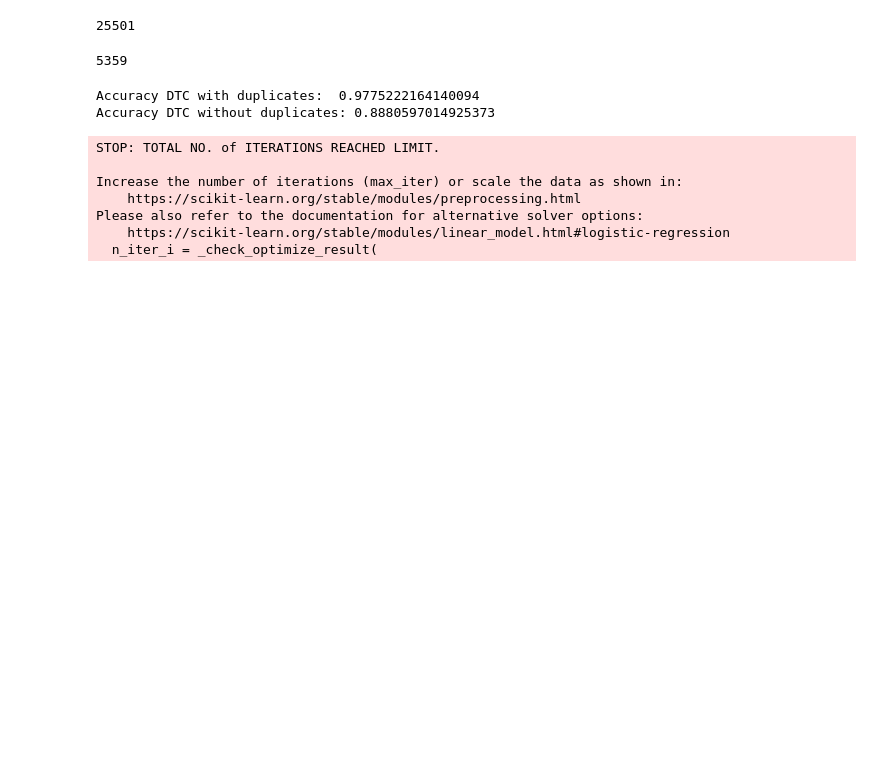
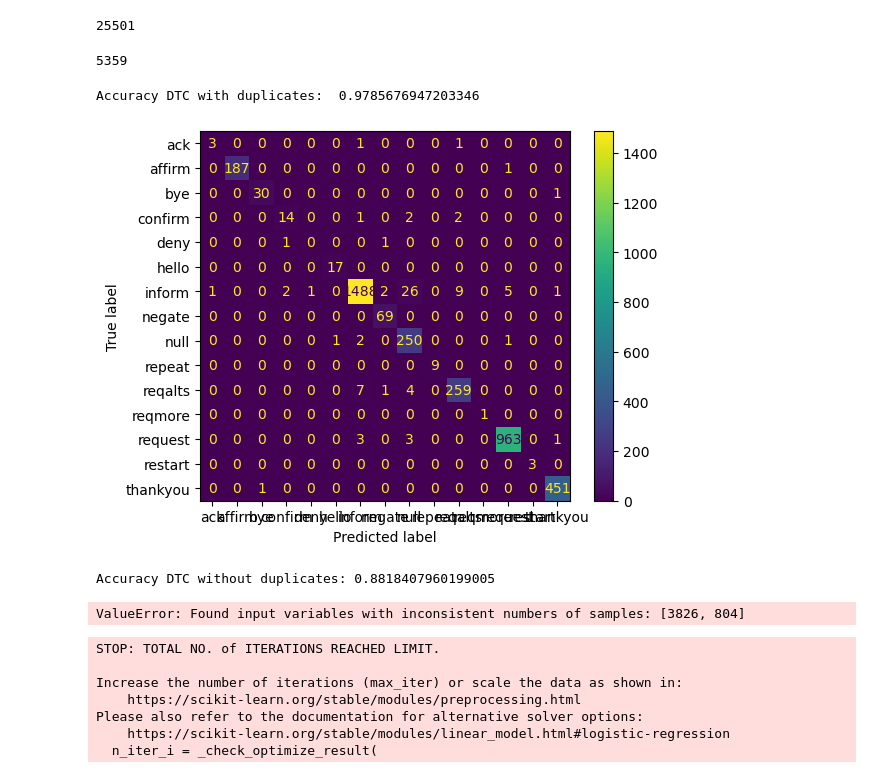
Before and after one commit to nstavr04/MAIR-30, a Jupyter notebook: TeamProject/Part1-SystemImplementation/Part1a-TextClassification/TextClassification.ipynb, the cells around one changed output. Saved outputs shown, nothing was run; the diff lists cells and outputs as text; code cells hidden in the pictures; blank space fills up the shorter version.

```diff
--- a/TeamProject/Part1-SystemImplementation/Part1a-TextClassification/TextClassification.ipynb
+++ b/TeamProject/Part1-SystemImplementation/Part1a-TextClassification/TextClassification.ipynb
@@ -79,31 +82,40 @@ x_test_bow = vectorizer.transform(x_test)
 x_train_clean_bow = vectorizer.transform(x_clean_train)
 x_test_clean_bow = vectorizer.transform(x_clean_test)
 # %%
-
+from sklearn.metrics import ConfusionMatrixDisplay
 
 #define prediction method for Decision Trees
 clf = DecisionTreeClassifier()
 clf.fit(x_train_bow,y_train)
 
 y_pred = clf.predict(x_test_bow)
 print('Accuracy DTC with duplicates: ',accuracy_score(y_test, y_pred))
+cm = confusion_matrix(y_test, y_pred, labels=clf.classes_)
+disp = ConfusionMatrixDisplay(confusion_matrix=cm,
+                             display_labels=clf.classes_)
+disp.plot()
+plt.show()
 
 clf_clean = DecisionTreeClassifier()
 clf_clean.fit(x_train_clean_bow,y_clean_train)
 y_pred = clf_clean.predict(x_test_clean_bow)
 print('Accuracy DTC without duplicates: ' + str(accuracy_score(y_clean_test, y_pred)))
-
+cm = confusion_matrix(y_test, y_pred, labels=clf.classes_)
+disp = ConfusionMatrixDisplay(confusion_matrix=cm,
+                             display_labels=clf.classes_)
 
 def tree_prediction(utterance):
     bow = vectorizer.transform(utterance)
     return clf.predict(bow)
 
 def tree_clean_prediction(utterance):
     bow = vectorizer.transform(utterance)
     return clf_clean.predict(bow)
 # %% [output]
-Accuracy DTC with duplicates:  0.9775222164140094
-Accuracy DTC without duplicates: 0.8880597014925373
+Accuracy DTC with duplicates:  0.9785676947203346
+[figure, added]
+Accuracy DTC without duplicates: 0.8818407960199005
+ValueError: Found input variables with inconsistent numbers of samples: [3826, 804]
 # %%
 #define prediction method for Logistic Regression
 log_reg = LogisticRegression()
```
Also changed, not shown: parts of 1 cell of this notebook.
